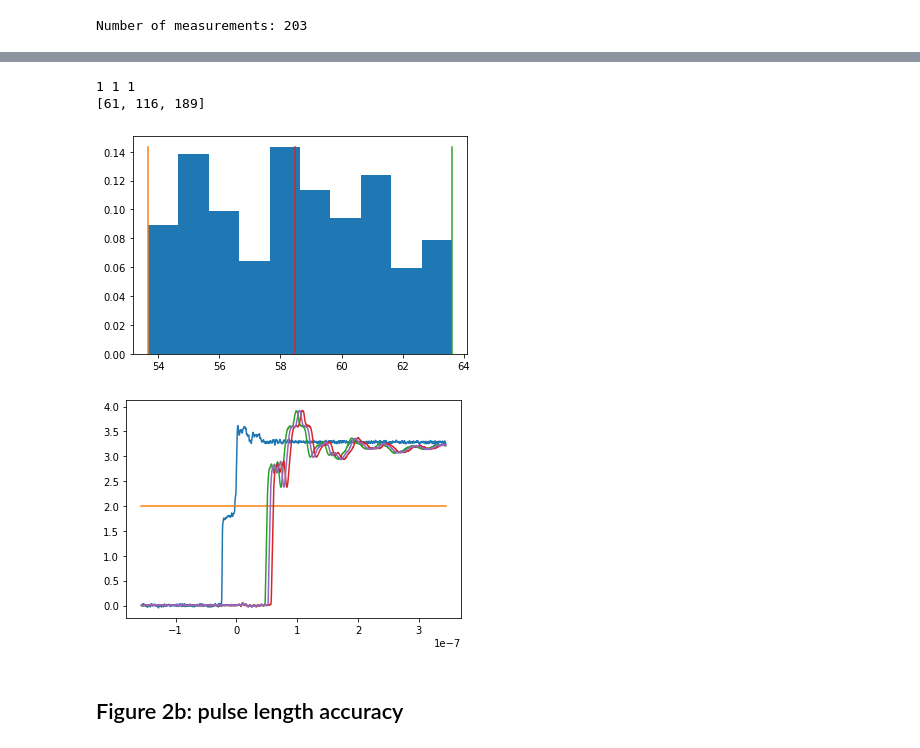
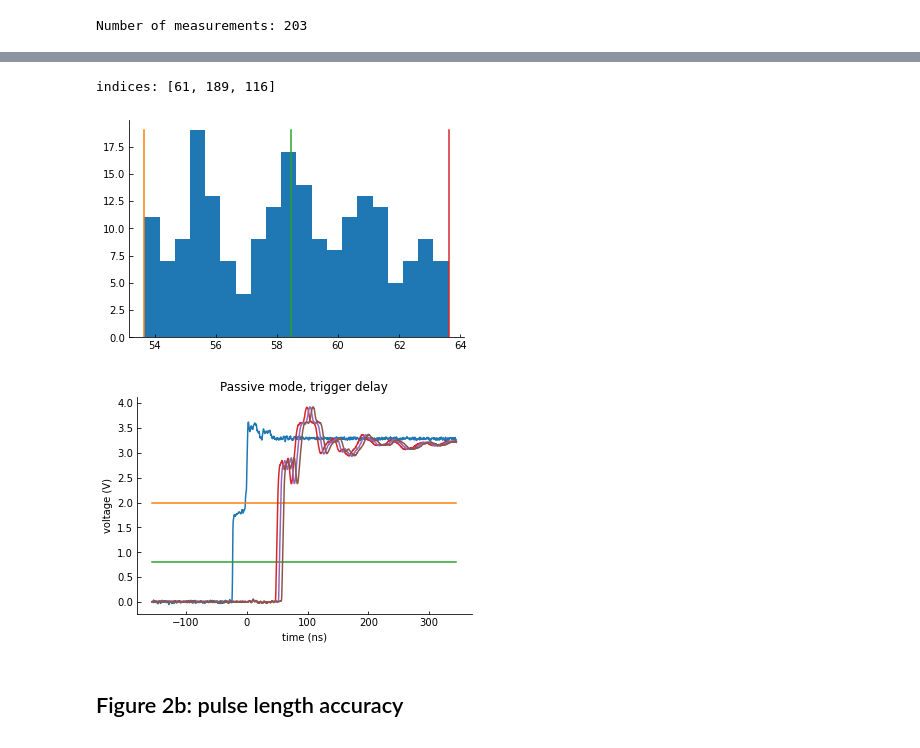
Before and after one commit to mufpga/analysis, a Jupyter notebook: laser_camera_triggering.ipynb, the cells around one changed output, grey strips where cells are left out. Cells and saved outputs as stored; diff of their text form; code cells hidden in the pictures.

```diff
--- a/laser_camera_triggering.ipynb
+++ b/laser_camera_triggering.ipynb
@@ -2,6 +6,12 @@
 import os, re
 import numpy as np
 import matplotlib.pyplot as plt
-import plotnine
+import matplotlib as mpl
+
+# define some matplotlib style for all figures
+mpl.rcParams['axes.spines.right'] = False
+mpl.rcParams['axes.spines.top'] = False
+mpl.rcParams['xtick.direction'] = 'in'
+mpl.rcParams['ytick.direction'] = 'in'
 # %%
 def load_single(path):
@@ -92,13 +112,15 @@ def get_delay_index_inverted(v, threshold = 2, factor = 1):
 ## Figure 2a: pulsing delay
 # %%
 # load data
-cam = load_single('2_figure_2a/C1_00000.txt')
-all_vals = load_all('2_figure_2a/ch2')
+cam = load_single('data/M3_laser_camera_triggers/2_figure_2a/C1_00000.txt')
+all_vals = load_all('data/M3_laser_camera_triggers/2_figure_2a/ch2')
 print(f'Number of measurements: {len(all_vals)}')
 # %% [output]
 Number of measurements: 203
 # %%
-# cam threshold
-t0 = cam[np.argmax(cam[:,1] >= 2), 0]
-print(t0)
+# voltage(t0)=2 might not be exactly at t0 = 0s. Even though the value is expected to be quite small,
+# we compute it here
+ind = get_delay_index(cam, 2)
+t0 = cam[ind, 0]
+print(f'Crossing time {t0} s, voltage(t0-1)={cam[ind-1,1]} and voltage(t0)={cam[ind,1]}')
 # %% [output]
@@ -146,29 +136,51 @@ Min delay 50.360600000000005, Max delay 60.31790000000001, Median 55.16169999999
 # %%
+# Plot the camera exposure signal and the min/median/max delayed laser trigger signals
 def plot_histo(vals, vertical):
-    y, x, _ = plt.hist(vals, density=True)
+    '''
+    Plot an histogram with vertical lines.
+    '''
+    y, x, _ = plt.hist(vals, bins = 20, density=False)
 
     for v in vertical:
         plt.plot([v, v], [0, max(y)])
 
     plt.show()
 
-# get indices of min, max and median
-print(np.sum(delays == np.min(delays)), np.sum(delays == np.max(delays)), np.sum(delays == np.median(delays)))
+def plot_2a(ref, v_list, time_scale = 1):
+    '''
+    Plot figure 2a.
+    '''
+    plt.figure()
+    plt.plot(ref[:,0]*time_scale,ref[:,1]) # camera
+    plt.plot([ref[0,0]*time_scale, ref[-1,0]*time_scale], [2, 2]) # HIGH threshold
+    plt.plot([ref[0,0]*time_scale, ref[-1,0]*time_scale], [0.8, 0.8]) # LOW threshold
+    for v in v_list:
+        plt.plot(v[:,0]*time_scale,v[:,1]) # lasers
 
+    plt.title('Passive mode, trigger delay')
+    plt.xlabel('time (ns)')
+    plt.ylabel('voltage (V)')
+
+    dir_path = 'figs/'
+    if not os.path.isdir(dir_path): os.mkdir(dir_path)
+    plt.savefig(dir_path+'fig_2a_passive.eps', format='eps')
+
+# get the indices of the min/median/max delayed signals
 i_s = [np.argmax(delays == np.min(delays)),
-       np.argmax(delays == np.max(delays)),
-       np.argmin(abs(delays - np.median(delays)))]
+       np.argmin(abs(delays - np.median(delays))),
+       np.argmax(delays == np.max(delays))]
 vals = [all_vals[i] for i in i_s]
-print(i_s)
+print(f'indices: {i_s}')
 
-plot_histo(delays, delays[i_s]) # check that the median, min and max curves are really so
+# sanity check: the median, min and max delays really are so (colors will be different from the next plot)
+plot_histo(delays, delays[i_s])
 
-plot_all(cam, vals)
+# plot the min/median/max delayed signals with the x-axis in ns
+plot_2a(cam, vals, time_scale = 1_000_000_000)
 # %% [output]
-1 1 1
-[61, 116, 189]
+indices: [61, 189, 116]
-[figure, old version]
+[figure, new version]
-[figure, old version]
+[figure, new version]
 # %% [markdown]
 ## Figure 2b: pulse length accuracy
 # %%
```
Also changed, not shown: parts of 13 cells of this notebook, 1 other file.
